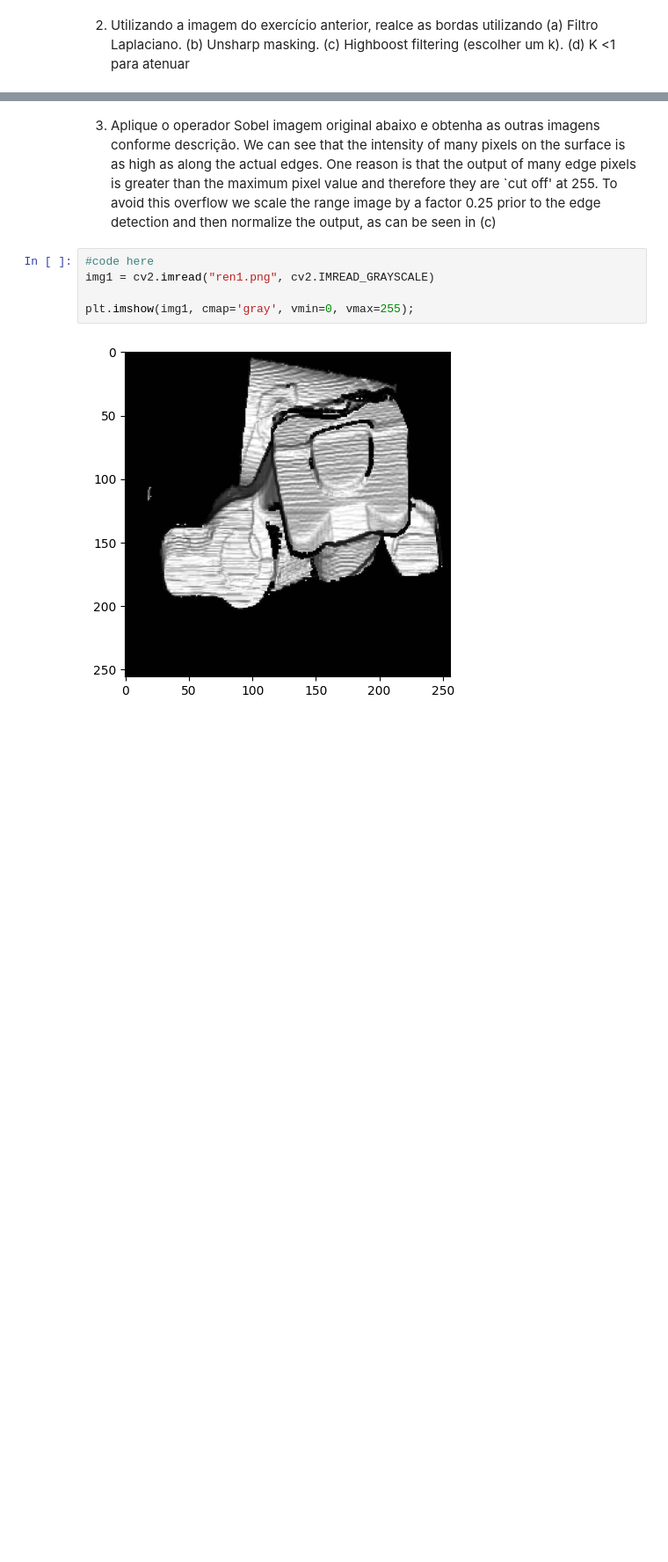
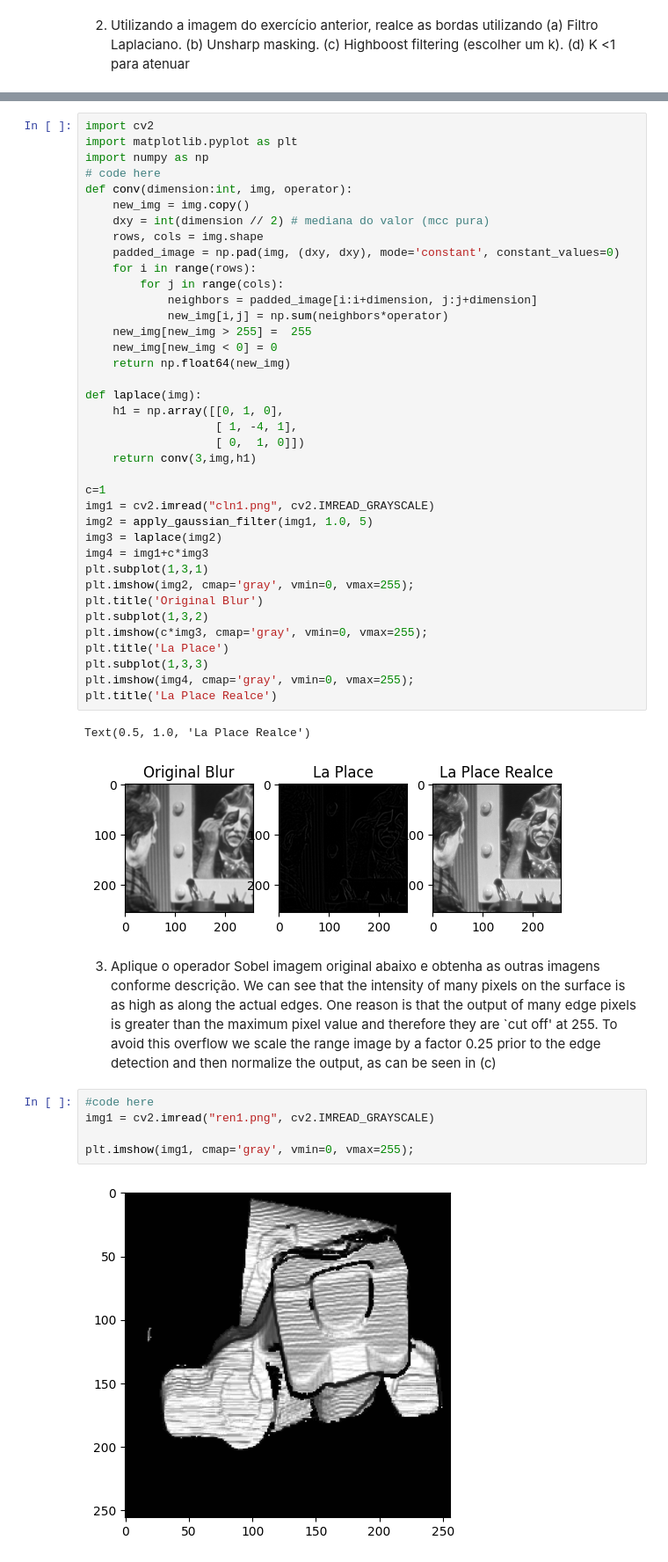
Before and after one commit to gventino/OpenCV2Practices, a Jupyter notebook: Lab05 - High pass filtering/Lab05.ipynb, the cells around one changed output, grey strips where cells are left out. Shown at 88% size. Drawn from its saved outputs; the diff is of its cells as text; blank space fills up the shorter version.

```diff
--- a/Lab05 - High pass filtering/Lab05.ipynb
+++ b/Lab05 - High pass filtering/Lab05.ipynb
@@ -121,3 +115,44 @@ plt.imshow(img1, cmap='gray', vmin=0, vmax=255);
+# %%
+import cv2
+import matplotlib.pyplot as plt
+import numpy as np
+# code here
+def conv(dimension:int, img, operator):
+    new_img = img.copy()
+    dxy = int(dimension // 2) # mediana do valor (mcc pura)
+    rows, cols = img.shape
+    padded_image = np.pad(img, (dxy, dxy), mode='constant', constant_values=0)
+    for i in range(rows):
+        for j in range(cols):
+            neighbors = padded_image[i:i+dimension, j:j+dimension]
+            new_img[i,j] = np.sum(neighbors*operator)
+    new_img[new_img > 255] =  255
+    new_img[new_img < 0] = 0
+    return np.float64(new_img)
+
+def laplace(img):
+    h1 = np.array([[0, 1, 0],
+                   [ 1, -4, 1],
+                   [ 0,  1, 0]])
+    return conv(3,img,h1)
+
+c=1
+img1 = cv2.imread("cln1.png", cv2.IMREAD_GRAYSCALE)
+img2 = apply_gaussian_filter(img1, 1.0, 5)
+img3 = laplace(img2)
+img4 = img1+c*img3
+plt.subplot(1,3,1)
+plt.imshow(img2, cmap='gray', vmin=0, vmax=255);
+plt.title('Original Blur')
+plt.subplot(1,3,2)
+plt.imshow(c*img3, cmap='gray', vmin=0, vmax=255);
+plt.title('La Place')
+plt.subplot(1,3,3)
+plt.imshow(img4, cmap='gray', vmin=0, vmax=255);
+plt.title('La Place Realce')
+# %% [output]
+Text(0.5, 1.0, 'La Place Realce')
+[figure, added]
 # %% [markdown]
 3) Aplique o operador Sobel imagem original abaixo e obtenha as outras imagens conforme descrição. We can see that the intensity of many pixels on the surface is as high as along the actual edges. One reason is that the output of many edge pixels is greater than the maximum pixel value and therefore they are `cut off' at 255. To avoid this overflow we scale the range image by a factor 0.25 prior to the edge detection and then normalize the output, as can be seen in (c)
 # %%
```
Also changed, not shown: parts of 2 cells of this notebook.
